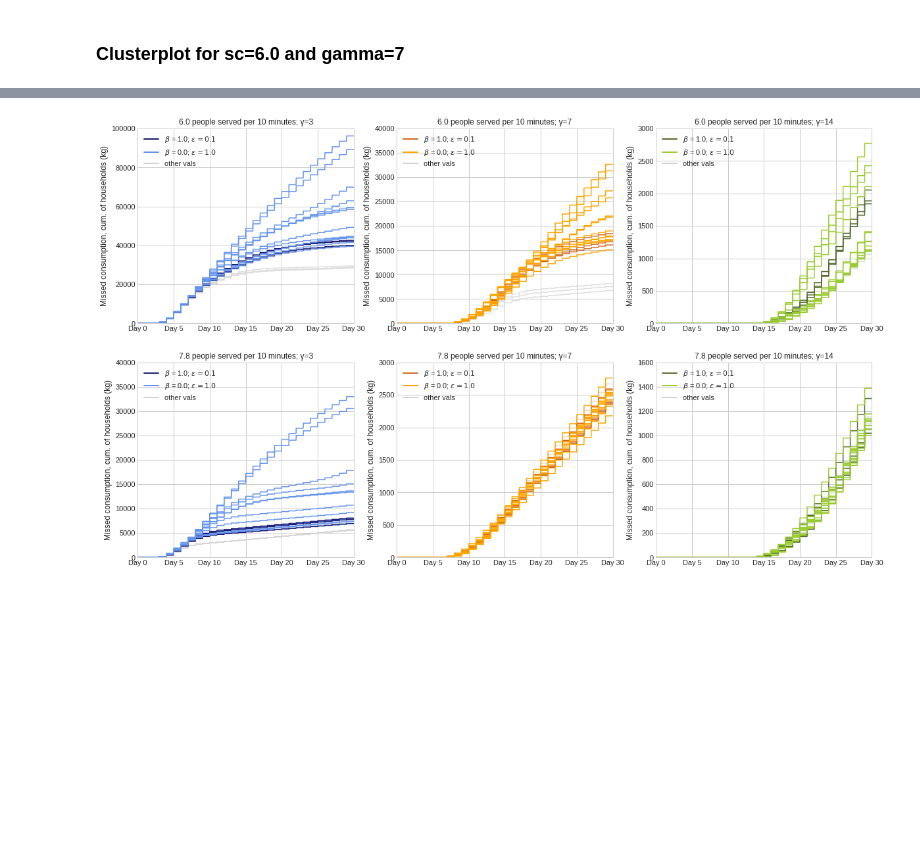
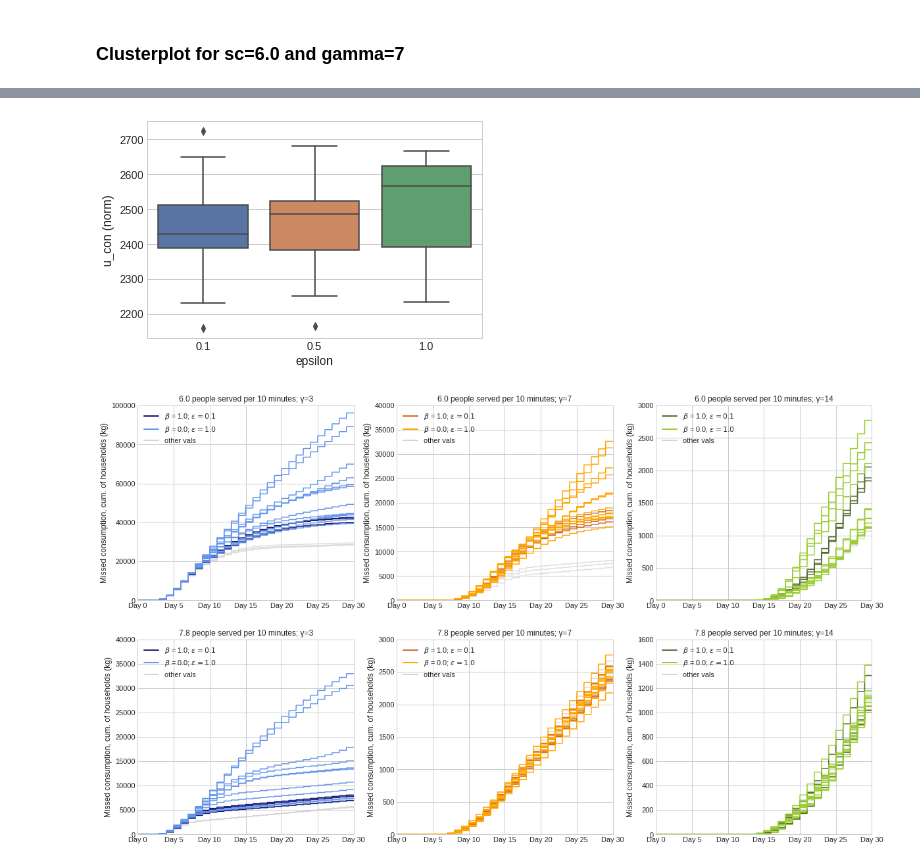
Before and after one commit to daanieo/FATM_ABM, a Jupyter notebook: results/sampling_base/Interpretation_sampling_base.ipynb, the cells around one changed output, grey strips where cells are left out. Cells and saved outputs as stored; diff of their text form; code cells hidden in the pictures; blank space fills up the shorter version.

```diff
--- a/results/sampling_base/Interpretation_sampling_base.ipynb
+++ b/results/sampling_base/Interpretation_sampling_base.ipynb
@@ -143,3 +164,7 @@ fig.savefig("/home/daan/Desktop/clustermap_uc_g7sc6.0.png")
+# %%
+ax = sns.boxplot(x="epsilon", y="u_con (norm)", data=input_vars_batch_filtered)
+# %% [output]
+[figure, added]
 # %%
 sns.set(font_scale=1.0)
 plt.style.use("seaborn-whitegrid")
```
Also changed, not shown: parts of 18 cells of this notebook, 13 other files.
